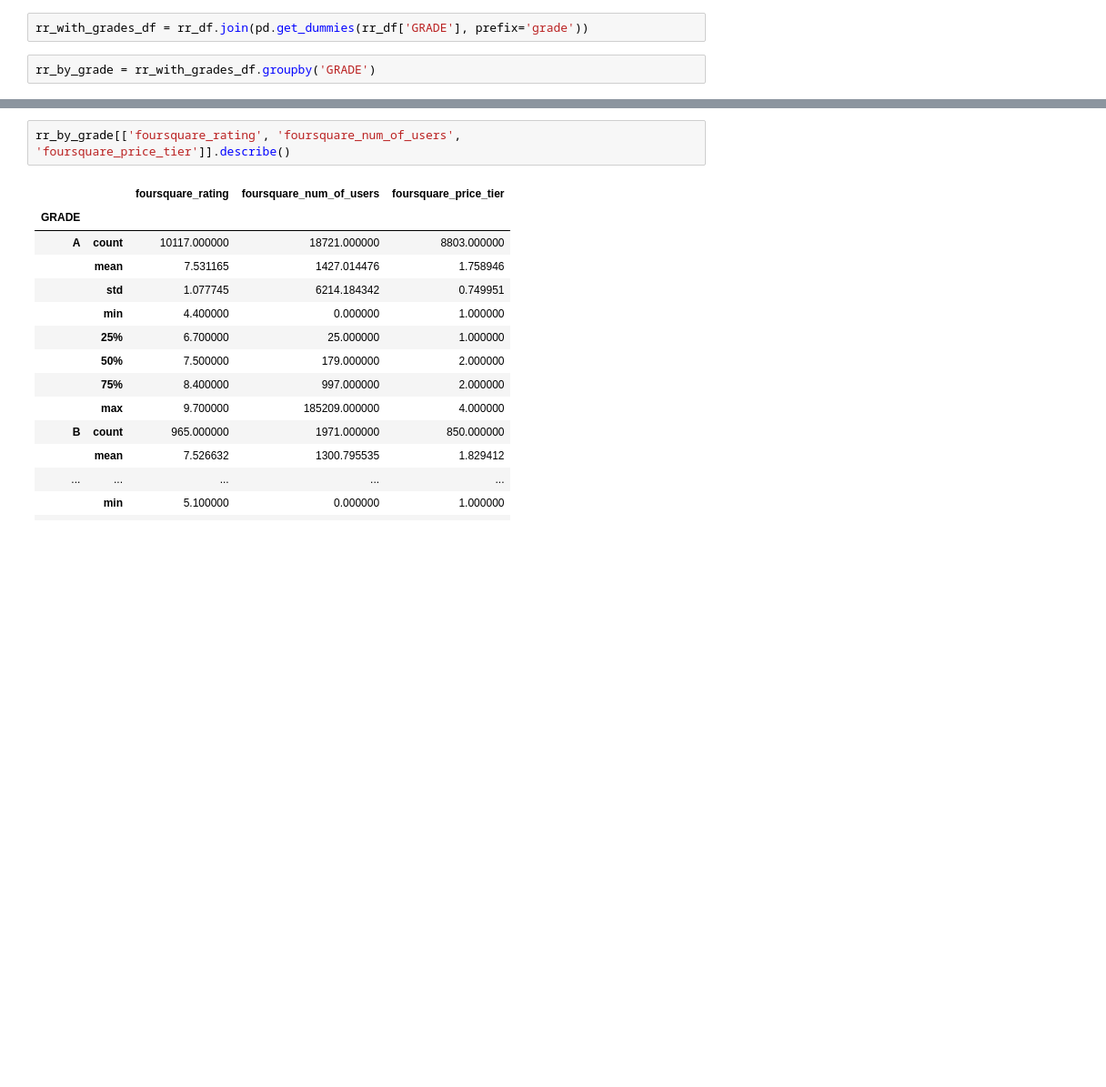
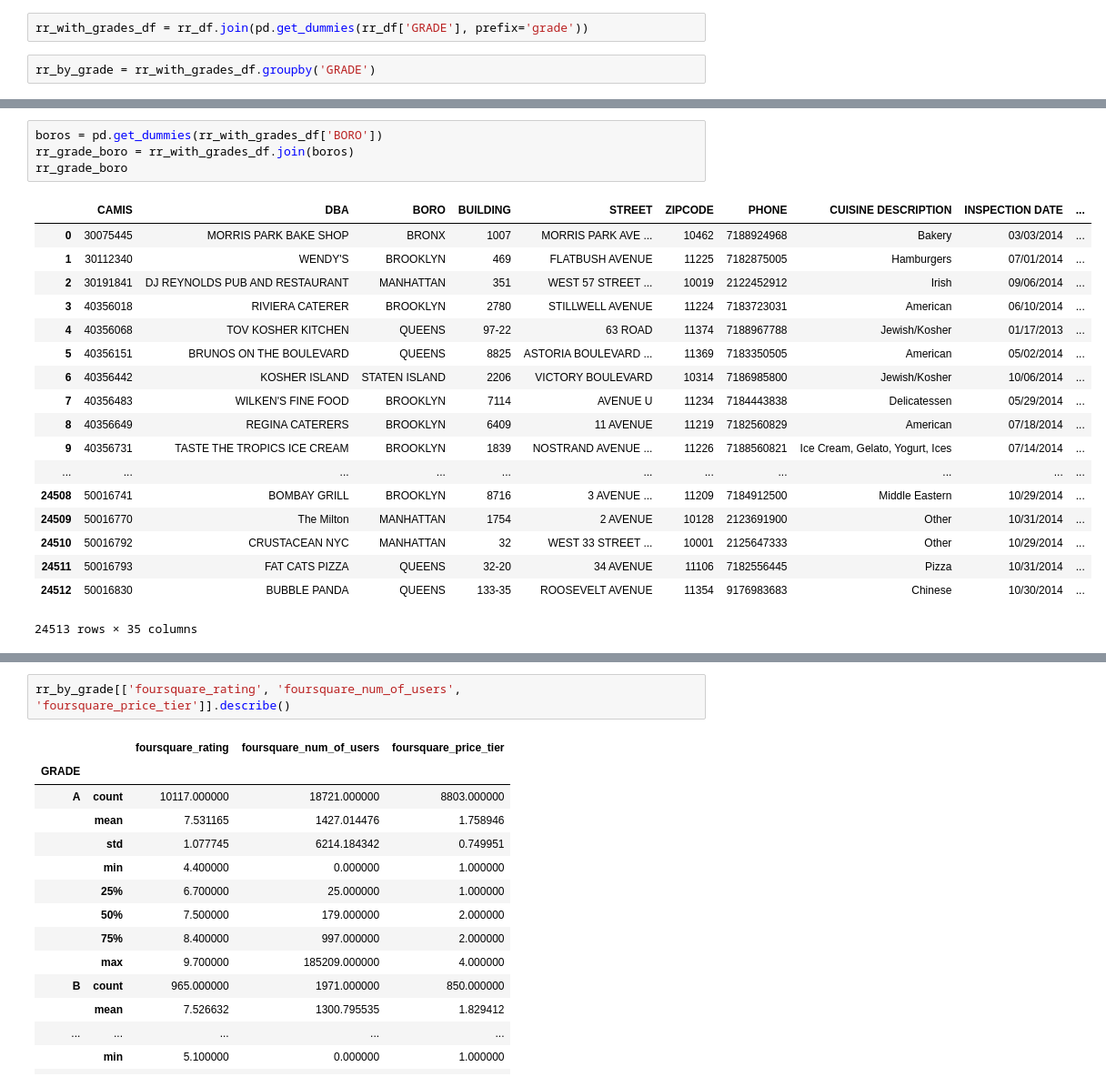
Before and after one commit to adrianbautista/foursquare-restaurant-grades, a Jupyter notebook: restaurant-ratings/EDA.ipynb, the cells around one changed output, grey strips where cells are left out. Shown at 91% size. Drawn from its saved outputs; the diff is of its cells as text; blank space fills up the shorter version.

```diff
--- a/restaurant-ratings/EDA.ipynb
+++ b/restaurant-ratings/EDA.ipynb
@@ -28,0 +57,23 @@ rr_by_grade = rr_with_grades_df.groupby('GRADE')
+# %%
+boros = pd.get_dummies(rr_with_grades_df['BORO'])
+rr_grade_boro = rr_with_grades_df.join(boros)
+rr_grade_boro
+# %% [output]
+|  | CAMIS | DBA | BORO | BUILDING | STREET | ZIPCODE | PHONE | CUISINE DESCRIPTION | INSPECTION DATE | ... |
+| 0 | 30075445 | MORRIS PARK BAKE SHOP | BRONX | 1007 | MORRIS PARK AVE ... | 10462 | 7188924968 | Bakery | 03/03/2014 | ... |
+| 1 | 30112340 | WENDY'S | BROOKLYN | 469 | FLATBUSH AVENUE | 11225 | 7182875005 | Hamburgers | 07/01/2014 | ... |
+| 2 | 30191841 | DJ REYNOLDS PUB AND RESTAURANT | MANHATTAN | 351 | WEST 57 STREET ... | 10019 | 2122452912 | Irish | 09/06/2014 | ... |
+| 3 | 40356018 | RIVIERA CATERER | BROOKLYN | 2780 | STILLWELL AVENUE | 11224 | 7183723031 | American | 06/10/2014 | ... |
+| 4 | 40356068 | TOV KOSHER KITCHEN | QUEENS | 97-22 | 63 ROAD | 11374 | 7188967788 | Jewish/Kosher | 01/17/2013 | ... |
+| 5 | 40356151 | BRUNOS ON THE BOULEVARD | QUEENS | 8825 | ASTORIA BOULEVARD ... | 11369 | 7183350505 | American | 05/02/2014 | ... |
+| 6 | 40356442 | KOSHER ISLAND | STATEN ISLAND | 2206 | VICTORY BOULEVARD | 10314 | 7186985800 | Jewish/Kosher | 10/06/2014 | ... |
+| 7 | 40356483 | WILKEN'S FINE FOOD | BROOKLYN | 7114 | AVENUE U | 11234 | 7184443838 | Delicatessen | 05/29/2014 | ... |
+| 8 | 40356649 | REGINA CATERERS | BROOKLYN | 6409 | 11 AVENUE | 11219 | 7182560829 | American | 07/18/2014 | ... |
+| 9 | 40356731 | TASTE THE TROPICS ICE CREAM | BROOKLYN | 1839 | NOSTRAND AVENUE ... | 11226 | 7188560821 | Ice Cream, Gelato, Yogurt, Ices | 07/14/2014 | ... |
+| ... | ... | ... | ... | ... | ... | ... | ... | ... | ... | ... |
+| 24508 | 50016741 | BOMBAY GRILL | BROOKLYN | 8716 | 3 AVENUE ... | 11209 | 7184912500 | Middle Eastern | 10/29/2014 | ... |
+| 24509 | 50016770 | The Milton | MANHATTAN | 1754 | 2 AVENUE | 10128 | 2123691900 | Other | 10/31/2014 | ... |
+| 24510 | 50016792 | CRUSTACEAN NYC | MANHATTAN | 32 | WEST 33 STREET ... | 10001 | 2125647333 | Other | 10/29/2014 | ... |
+| 24511 | 50016793 | FAT CATS PIZZA | QUEENS | 32-20 | 34 AVENUE | 11106 | 7182556445 | Pizza | 10/31/2014 | ... |
+| 24512 | 50016830 | BUBBLE PANDA | QUEENS | 133-35 | ROOSEVELT AVENUE | 11354 | 9176983683 | Chinese | 10/30/2014 | ... |
+24513 rows × 35 columns
```
Also changed, not shown: parts of 3 cells of this notebook, 24 other files.
